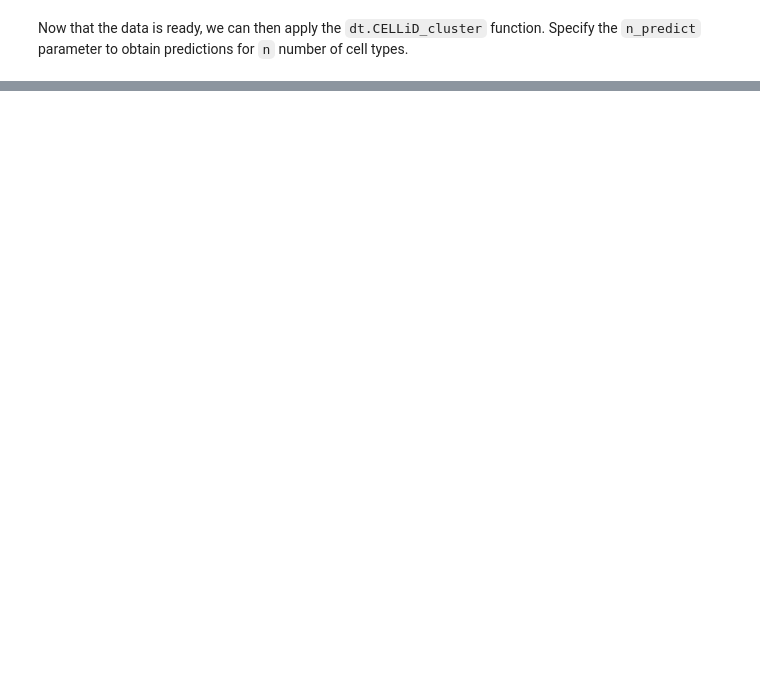
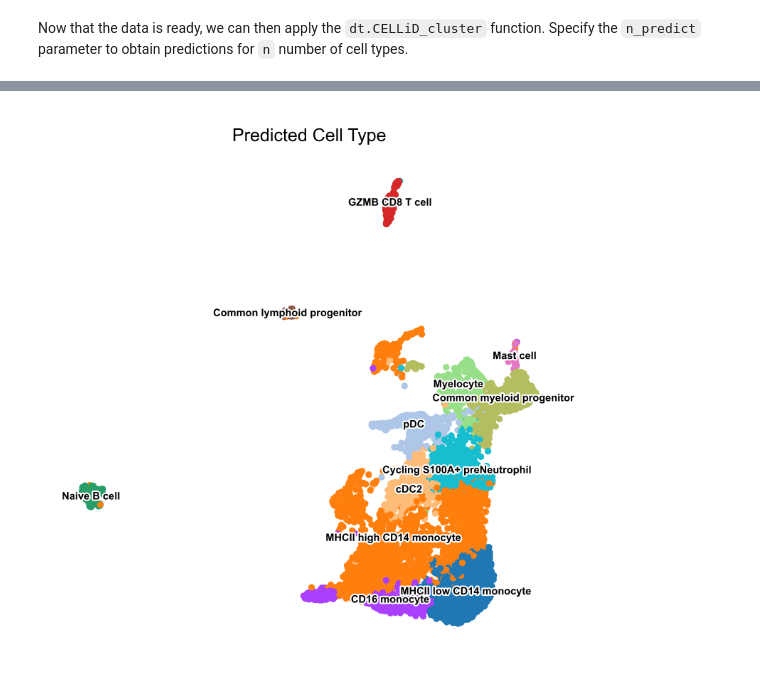
Before and after one commit to JinmiaoChenLab/DISCOtoolkit_py, a Jupyter notebook: docs/CELLiD_celltype_annotation.ipynb, the cells around one changed output, grey strips where cells are left out. Saved outputs shown, nothing was run; the diff lists cells and outputs as text; code cells hidden in the pictures; blank space fills up the shorter version.

```diff
--- a/docs/CELLiD_celltype_annotation.ipynb
+++ b/docs/CELLiD_celltype_annotation.ipynb
@@ -118,0 +165,6 @@ cell_type
+# %%
+# we extract the information from cell_type dataframe and convert it into a dictionary for replacing the cluster number with cell type
+predicted_cell = cell_type["predicted_cell_type_1"].copy()
+predicted_cell.index = predicted_cell.index.astype(str)
+mapping = predicted_cell.to_dict()
+adata.obs["predicted_cell"] = adata.obs["seurat_clusters"].replace(mapping)
@@ -118,0 +185,13 @@ cell_type
+# %%
+# Generate plot with the legend location on the UMAP
+# Generate the UMAP plot
+ax = sc.pl.umap(adata, color='predicted_cell', legend_loc='on data',
+           frameon=False, legend_fontsize=3.5, legend_fontoutline=1, show=False)
+
+# Set the plot title with the desired font size
+ax.set_title('Predicted Cell Type', fontsize=6)
+
+# Show the plot
+plt.show()
+# %% [output]
+[figure, added]
```
Also changed, not shown: parts of 10 cells of this notebook, 6 other files.
